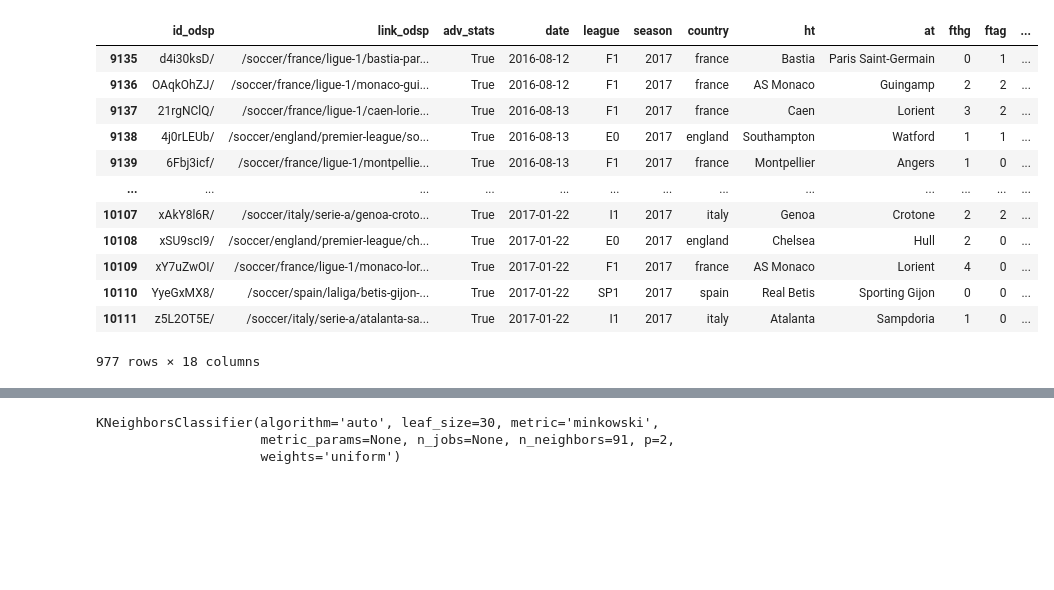
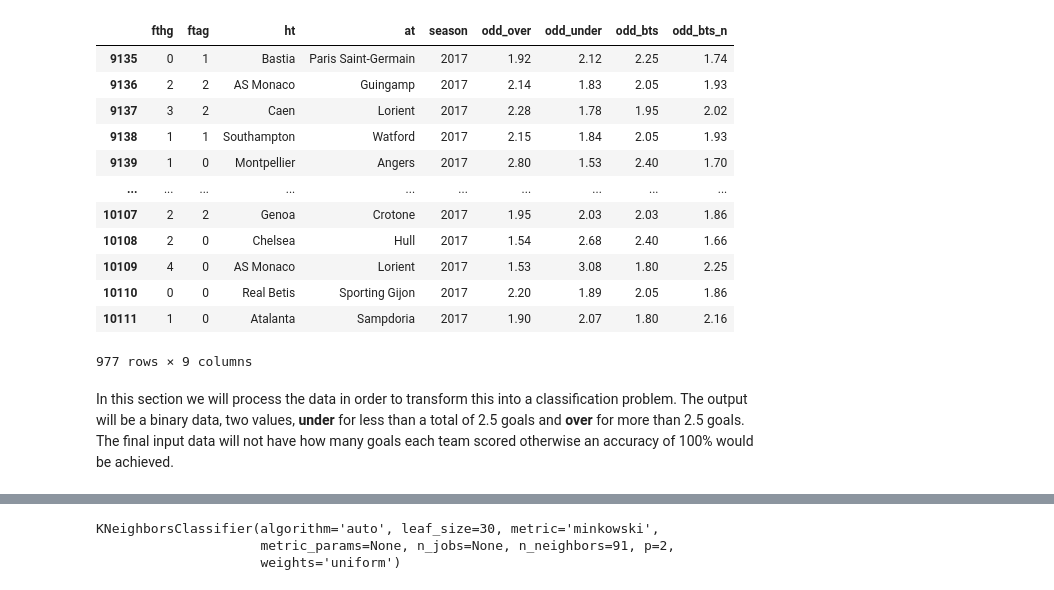
Before and after one commit to gmtorres/MIEIC_19_20_IART, a Jupyter notebook: Proj2/predictOverUnder.ipynb, the cells around one changed output, grey strips where cells are left out. Saved outputs shown, nothing was run; the diff lists cells and outputs as text; code cells hidden in the pictures; blank space fills up the shorter version.

Commit message:
more on predict over or under

```diff
--- a/Proj2/predictOverUnder.ipynb
+++ b/Proj2/predictOverUnder.ipynb
@@ -33,22 +44,25 @@ from sklearn.model_selection import GridSearchCV
 # %%
 filename = 'ginf.csv'
 games = pd.read_csv('./data/' + filename)
-selected = games[games.odd_over.notnull() & games.odd_under.notnull()].copy()
+selected = games[games.odd_over.notnull() & games.odd_under.notnull()][['fthg','ftag','ht','at','season','odd_over','odd_under','odd_bts','odd_bts_n']].copy()
 selected
 # %% [output]
-|  | id_odsp | link_odsp | adv_stats | date | league | season | country | ht | at | fthg | ftag | ... |
-| 9135 | d4i30ksD/ | /soccer/france/ligue-1/bastia-par... | True | 2016-08-12 | F1 | 2017 | france | Bastia | Paris Saint-Germain | 0 | 1 | ... |
-| 9136 | OAqkOhZJ/ | /soccer/france/ligue-1/monaco-gui... | True | 2016-08-12 | F1 | 2017 | france | AS Monaco | Guingamp | 2 | 2 | ... |
-| 9137 | 21rgNClQ/ | /soccer/france/ligue-1/caen-lorie... | True | 2016-08-13 | F1 | 2017 | france | Caen | Lorient | 3 | 2 | ... |
-| 9138 | 4j0rLEUb/ | /soccer/england/premier-league/so... | True | 2016-08-13 | E0 | 2017 | england | Southampton | Watford | 1 | 1 | ... |
-| 9139 | 6Fbj3icf/ | /soccer/france/ligue-1/montpellie... | True | 2016-08-13 | F1 | 2017 | france | Montpellier | Angers | 1 | 0 | ... |
-| ... | ... | ... | ... | ... | ... | ... | ... | ... | ... | ... | ... | ... |
-| 10107 | xAkY8l6R/ | /soccer/italy/serie-a/genoa-croto... | True | 2017-01-22 | I1 | 2017 | italy | Genoa | Crotone | 2 | 2 | ... |
-| 10108 | xSU9scI9/ | /soccer/england/premier-league/ch... | True | 2017-01-22 | E0 | 2017 | england | Chelsea | Hull | 2 | 0 | ... |
-| 10109 | xY7uZwOI/ | /soccer/france/ligue-1/monaco-lor... | True | 2017-01-22 | F1 | 2017 | france | AS Monaco | Lorient | 4 | 0 | ... |
-| 10110 | YyeGxMX8/ | /soccer/spain/laliga/betis-gijon-... | True | 2017-01-22 | SP1 | 2017 | spain | Real Betis | Sporting Gijon | 0 | 0 | ... |
-| 10111 | z5L2OT5E/ | /soccer/italy/serie-a/atalanta-sa... | True | 2017-01-22 | I1 | 2017 | italy | Atalanta | Sampdoria | 1 | 0 | ... |
+|  | fthg | ftag | ht | at | season | odd_over | odd_under | odd_bts | odd_bts_n |
+| 9135 | 0 | 1 | Bastia | Paris Saint-Germain | 2017 | 1.92 | 2.12 | 2.25 | 1.74 |
+| 9136 | 2 | 2 | AS Monaco | Guingamp | 2017 | 2.14 | 1.83 | 2.05 | 1.93 |
+| 9137 | 3 | 2 | Caen | Lorient | 2017 | 2.28 | 1.78 | 1.95 | 2.02 |
+| 9138 | 1 | 1 | Southampton | Watford | 2017 | 2.15 | 1.84 | 2.05 | 1.93 |
+| 9139 | 1 | 0 | Montpellier | Angers | 2017 | 2.80 | 1.53 | 2.40 | 1.70 |
+| ... | ... | ... | ... | ... | ... | ... | ... | ... | ... |
+| 10107 | 2 | 2 | Genoa | Crotone | 2017 | 1.95 | 2.03 | 2.03 | 1.86 |
+| 10108 | 2 | 0 | Chelsea | Hull | 2017 | 1.54 | 2.68 | 2.40 | 1.66 |
+| 10109 | 4 | 0 | AS Monaco | Lorient | 2017 | 1.53 | 3.08 | 1.80 | 2.25 |
+| 10110 | 0 | 0 | Real Betis | Sporting Gijon | 2017 | 2.20 | 1.89 | 2.05 | 1.86 |
+| 10111 | 1 | 0 | Atalanta | Sampdoria | 2017 | 1.90 | 2.07 | 1.80 | 2.16 |
-977 rows × 18 columns
+977 rows × 9 columns
+# %% [markdown]
+In this section we will process the data in order to transform this into a classification problem. The output will be a binary data, two values, **under** for less than a total of 2.5 goals and **over** for more than 2.5 goals.
+The final input data will not have how many goals each team scored otherwise an accuracy of 100% would be achieved.
 # %%
 selected['total'] = selected['fthg'] + selected['ftag']
 
```
Also changed, not shown: parts of 11 cells of this notebook, 1 other file.
